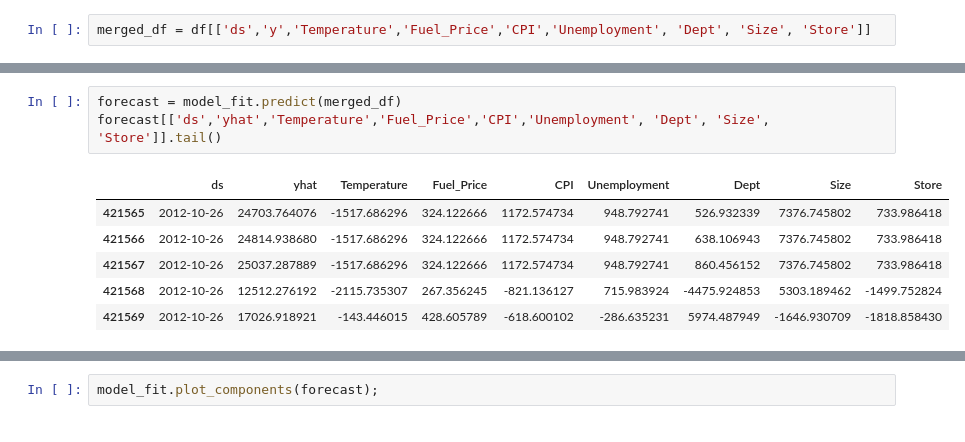
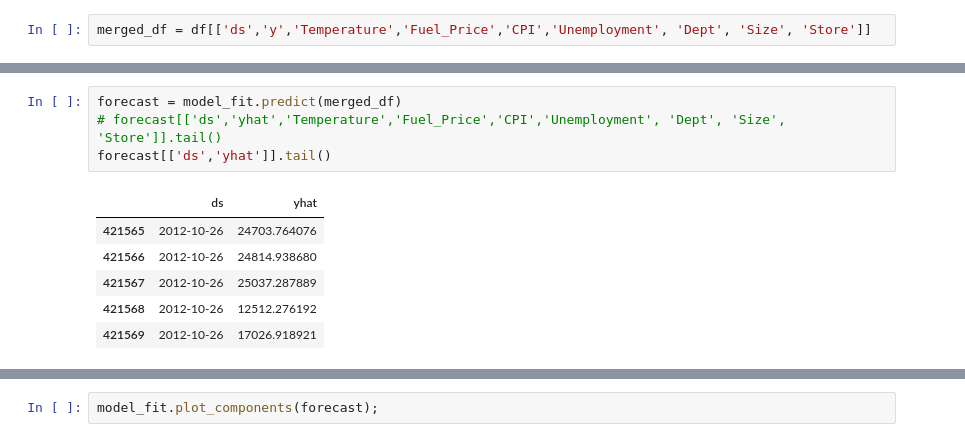
Before and after one commit to johngilheany/store-sales-forecasting, a Jupyter notebook: 04 - Prophet.ipynb, the cells around one changed output, grey strips where cells are left out. Cells and saved outputs as stored; diff of their text form.

```diff
--- a/04 - Prophet.ipynb
+++ b/04 - Prophet.ipynb
@@ -116,10 +142,11 @@ model_fit = m.fit(merged_df)
 # %%
 forecast = model_fit.predict(merged_df)
-forecast[['ds','yhat','Temperature','Fuel_Price','CPI','Unemployment', 'Dept', 'Size', 'Store']].tail()
+# forecast[['ds','yhat','Temperature','Fuel_Price','CPI','Unemployment', 'Dept', 'Size', 'Store']].tail()
+forecast[['ds','yhat']].tail()
 # %% [output]
-|  | ds | yhat | Temperature | Fuel_Price | CPI | Unemployment | Dept | Size | Store |
-| 421565 | 2012-10-26 | 24703.764076 | -1517.686296 | 324.122666 | 1172.574734 | 948.792741 | 526.932339 | 7376.745802 | 733.986418 |
-| 421566 | 2012-10-26 | 24814.938680 | -1517.686296 | 324.122666 | 1172.574734 | 948.792741 | 638.106943 | 7376.745802 | 733.986418 |
-| 421567 | 2012-10-26 | 25037.287889 | -1517.686296 | 324.122666 | 1172.574734 | 948.792741 | 860.456152 | 7376.745802 | 733.986418 |
-| 421568 | 2012-10-26 | 12512.276192 | -2115.735307 | 267.356245 | -821.136127 | 715.983924 | -4475.924853 | 5303.189462 | -1499.752824 |
-| 421569 | 2012-10-26 | 17026.918921 | -143.446015 | 428.605789 | -618.600102 | -286.635231 | 5974.487949 | -1646.930709 | -1818.858430 |
+|  | ds | yhat |
+| 421565 | 2012-10-26 | 24703.764076 |
+| 421566 | 2012-10-26 | 24814.938680 |
+| 421567 | 2012-10-26 | 25037.287889 |
+| 421568 | 2012-10-26 | 12512.276192 |
+| 421569 | 2012-10-26 | 17026.918921 |
```
Also changed, not shown: parts of 40 cells of this notebook, 8 other files.
